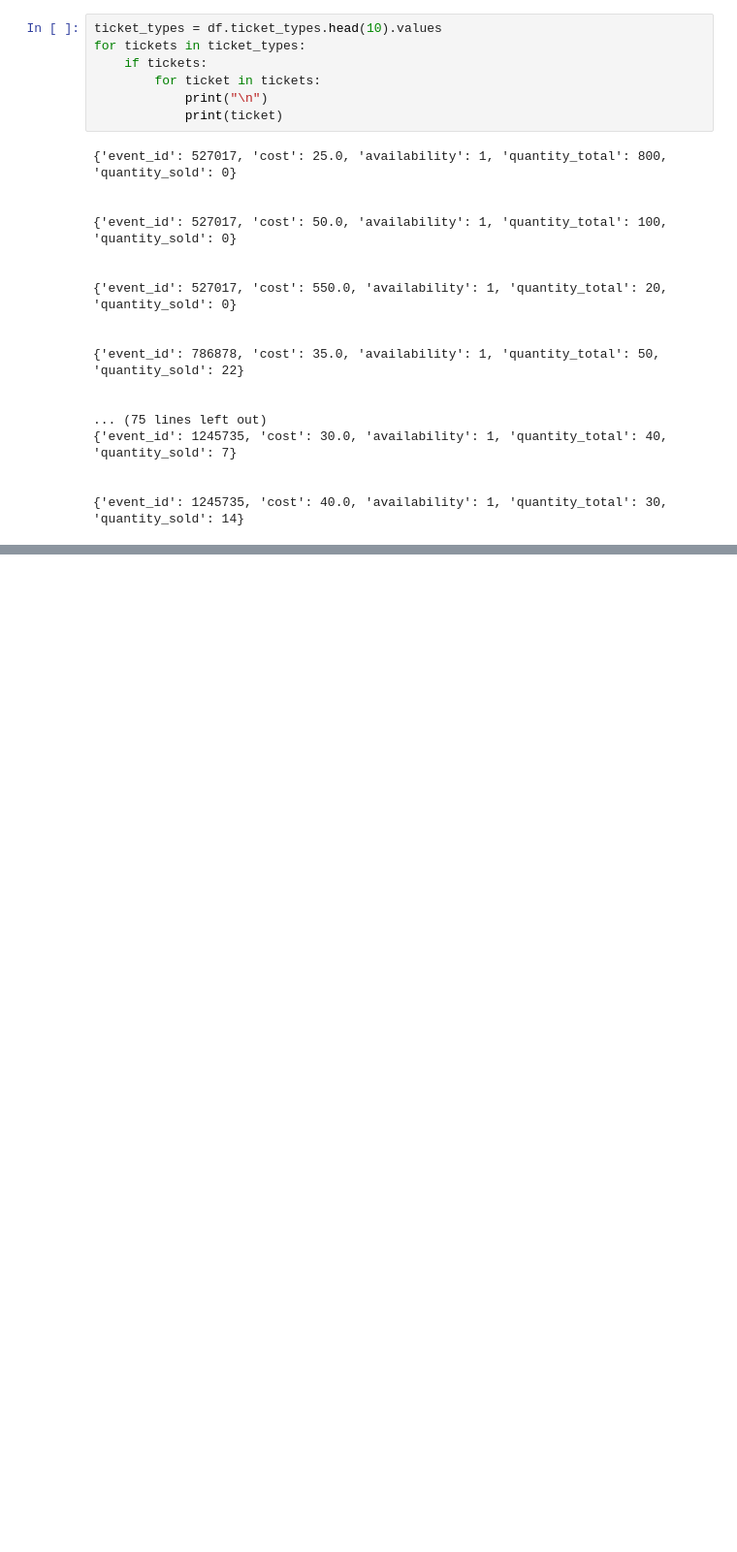
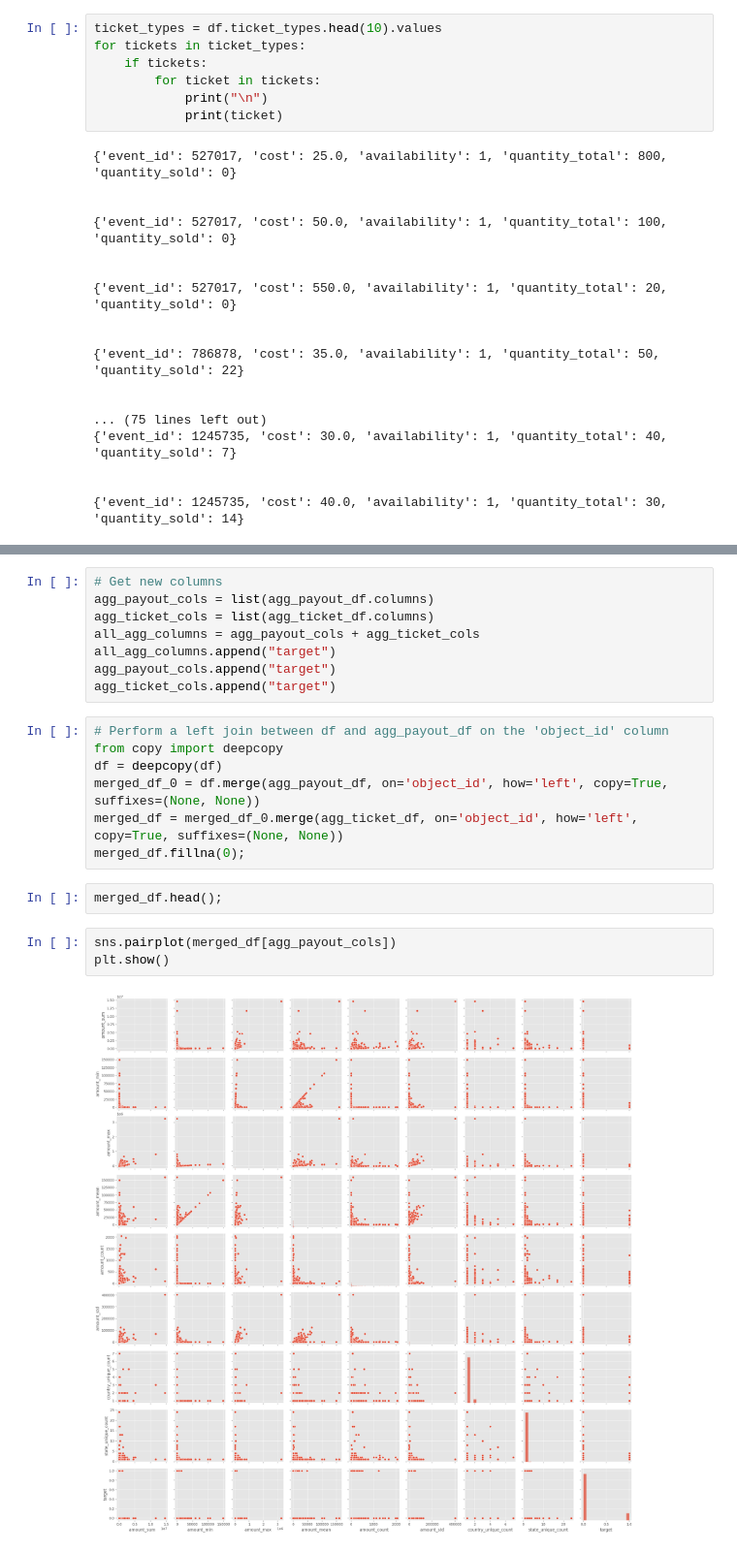
Before and after one commit to RodrigoGonzalez/transaction-risk-profiler, a Jupyter notebook: notebooks/0_EDA.ipynb, the cells around one changed output, grey strips where cells are left out. Shown at 97% size. Cells and saved outputs as stored; diff of their text form; blank space fills up the shorter version.

```diff
--- a/notebooks/0_EDA.ipynb
+++ b/notebooks/0_EDA.ipynb
@@ -523,0 +515,22 @@ agg_ticket_df.head()
+# %%
+# Get new columns
+agg_payout_cols = list(agg_payout_df.columns)
+agg_ticket_cols = list(agg_ticket_df.columns)
+all_agg_columns = agg_payout_cols + agg_ticket_cols
+all_agg_columns.append("target")
+agg_payout_cols.append("target")
+agg_ticket_cols.append("target")
+# %%
+# Perform a left join between df and agg_payout_df on the 'object_id' column
+from copy import deepcopy
+df = deepcopy(df)
+merged_df_0 = df.merge(agg_payout_df, on='object_id', how='left', copy=True, suffixes=(None, None))
+merged_df = merged_df_0.merge(agg_ticket_df, on='object_id', how='left', copy=True, suffixes=(None, None))
+merged_df.fillna(0);
+# %%
+merged_df.head();
+# %%
+sns.pairplot(merged_df[agg_payout_cols])
+plt.show()
+# %% [output]
+[figure, added]
```
Also changed, not shown: parts of 10 cells of this notebook, 2 other files.
